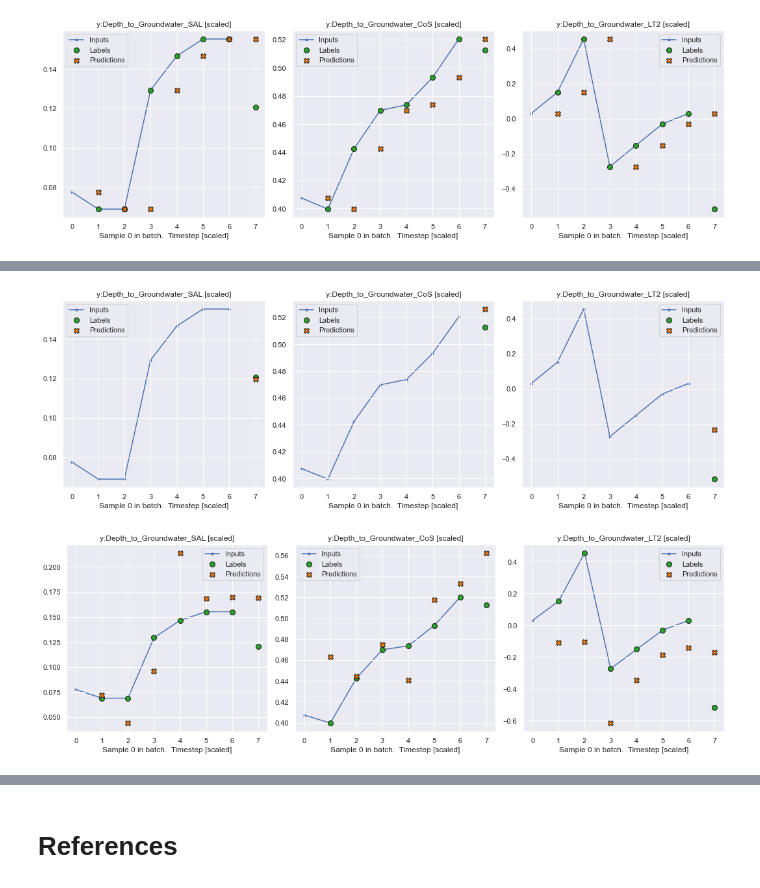
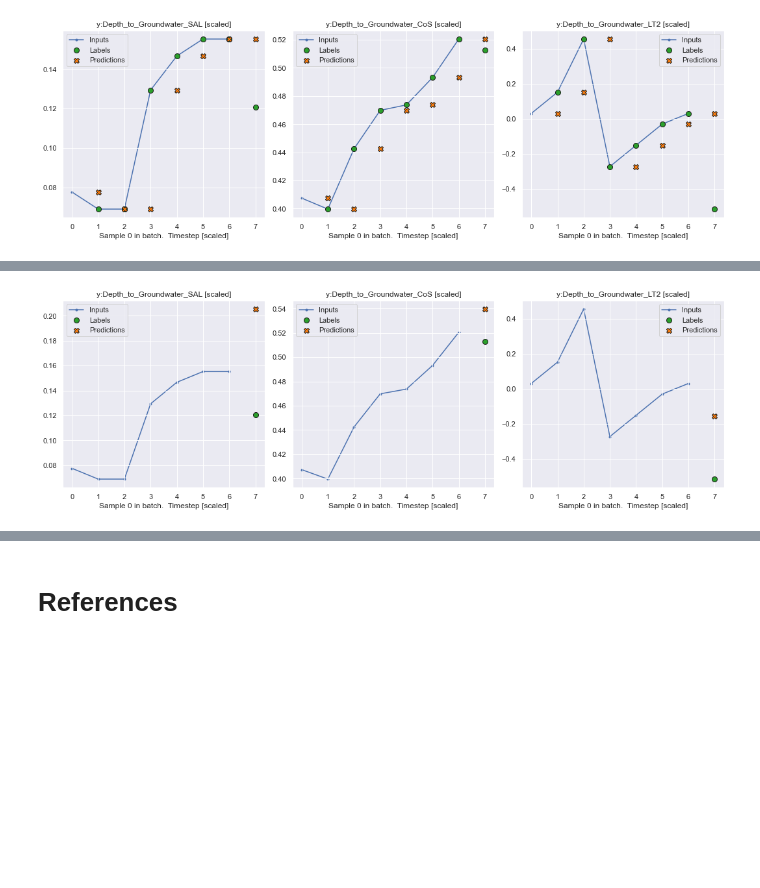
Before and after one commit to wkCircle/Acea-Smart-Water-Analytics, a Jupyter notebook: mannheim-smart-water-prediction.ipynb, the cells around one changed output, grey strips where cells are left out. Cells and saved outputs as stored; diff of their text form; code cells hidden in the pictures; blank space fills up the shorter version.

```diff
--- a/mannheim-smart-water-prediction.ipynb
+++ b/mannheim-smart-water-prediction.ipynb
@@ -995,6 +880,7 @@ print('output shape: ', lstm_model(window.example[0]).shape)
 
 
 history = compile_and_fit(lstm_model, window, MAX_EPOCHS)
+
 val_performance['lstm_singleout'] = lstm_model.evaluate(window.val, verbose=2, return_dict=True)
 performance['lstm_singleout'] = lstm_model.evaluate(window.test, verbose=2, return_dict=True)
 window.plot(targets, lstm_model, figsize=(15,5))
@@ -1003,28 +889,6 @@ val_unscaled_perf['lstm_singleout'] = window.inverse_transform_evaluate(scaler,
                                             lstm_model, I1, dfimputed, mode='val', return_dict=True)
 unscaled_perf['lstm_singleout'] = window.inverse_transform_evaluate(scaler,
                                             lstm_model, I1, dfimputed, mode='test', return_dict=True)
-
-## multi-output
-lstm_model = tf.keras.models.Sequential([
-    # Shape [batch, time, features] => [batch, time, lstm_units]
-    tf.keras.layers.LSTM(16, return_sequences=True),
-    # Shape => [batch, time, features]
-    tf.keras.layers.Dense(units=3),
-])
-
-print('window RNN')
-print('Xtrain shape: ', wide_window.example[0].shape, 'ytrain shape: ', wide_window.example[1].shape)
-print('output shape: ', lstm_model(wide_window.example[0]).shape)
-
-history = compile_and_fit(lstm_model, wide_window, MAX_EPOCHS)
-val_performance['lstm_multiout'] = lstm_model.evaluate(wide_window.val, verbose=2, return_dict=True)
-performance['lstm_multiout'] = lstm_model.evaluate(wide_window.test, verbose=2, return_dict=True)
-wide_window.plot(targets, lstm_model, figsize=(15,5))
-
-val_unscaled_perf['lstm_multiout'] = wide_window.inverse_transform_evaluate(scaler,
-                                            lstm_model, I1, dfimputed, mode='val', return_dict=True)
-unscaled_perf['lstm_multiout'] = wide_window.inverse_transform_evaluate(scaler,
-                                            lstm_model, I1, dfimputed, mode='test', return_dict=True)
 # %% [output]
 window RNN
 Xtrain shape:  (1, 7, 26) ytrain shape:  (1, 1, 3)
@@ -1046,2 +910 @@ Epoch 24/30
-[figure, old version]
+[figure, new version]
-[figure, removed]
```
Also changed, not shown: parts of 14 cells of this notebook.
